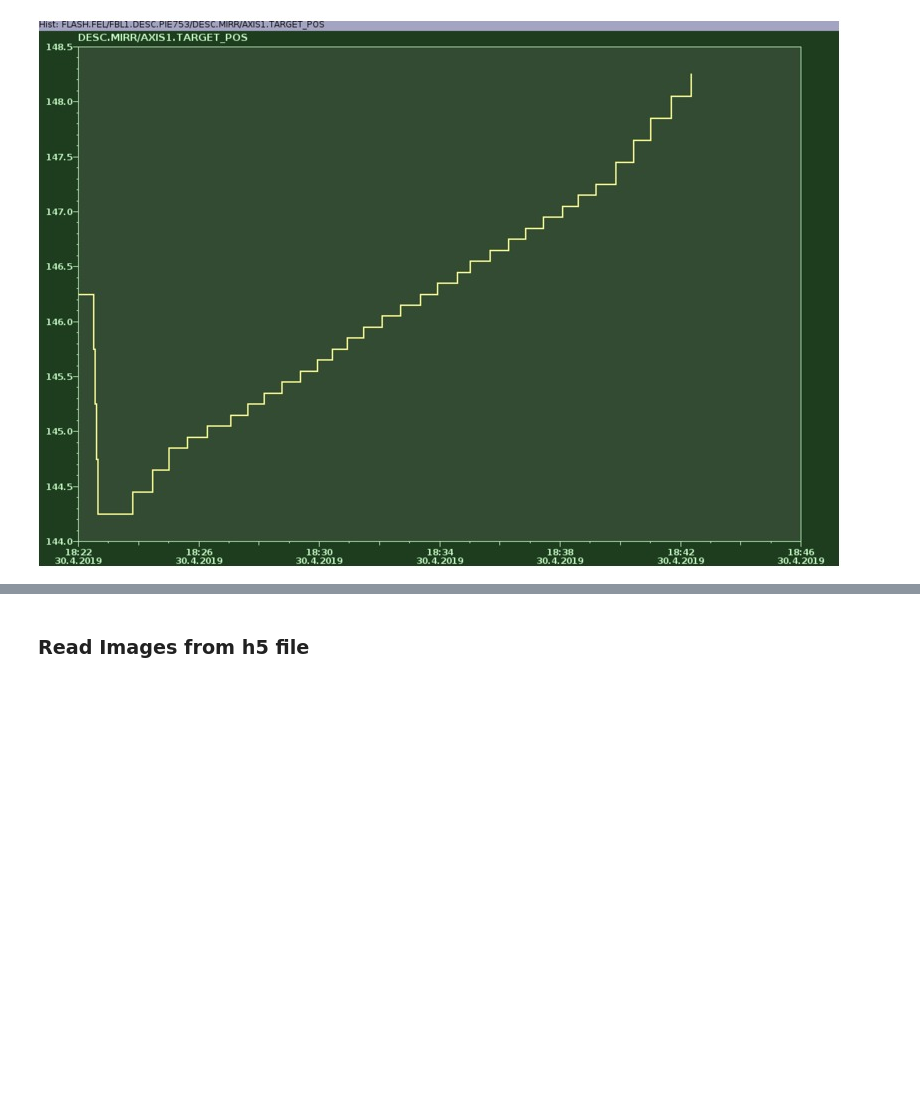
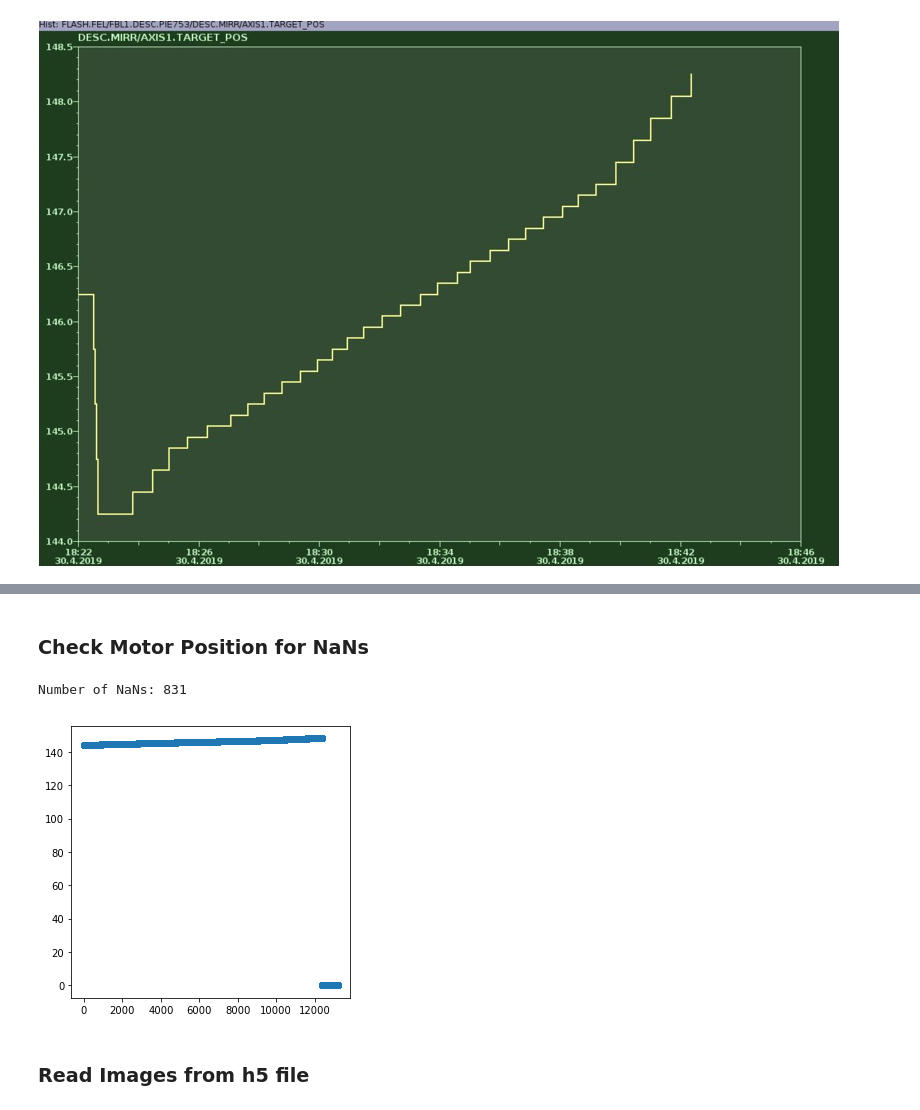
Before and after one commit to chrispassow/DESC-commissioning, a Jupyter notebook: fringes/DESC-fringe-scan.ipynb, the cells around one changed output, grey strips where cells are left out. Cells and saved outputs as stored; diff of their text form; code cells hidden in the pictures; blank space fills up the shorter version.

```diff
--- a/fringes/DESC-fringe-scan.ipynb
+++ b/fringes/DESC-fringe-scan.ipynb
@@ -24,3 +35,16 @@ Delay Scan: 32 steps ?
+# %% [markdown]
+### Check Motor Position for NaNs
+# %%
+motorPosWoNaN = np.nan_to_num(motorPos)
+plt.figure(figsize=(5,5))
+plt.plot(motorPosWoNaN,'o')
+
+NoNans = (motorPosWoNaN>1)
+res2 = [i for i, val in enumerate(NoNans) if val]
+print('Number of NaNs:',len(motorPos)-len(res2))
+# %% [output]
+Number of NaNs: 831
+[figure, added]
 # %% [markdown]
 ### Read Images from h5 file
 # %%
```
Also changed, not shown: parts of 18 cells of this notebook, 1 other file.
